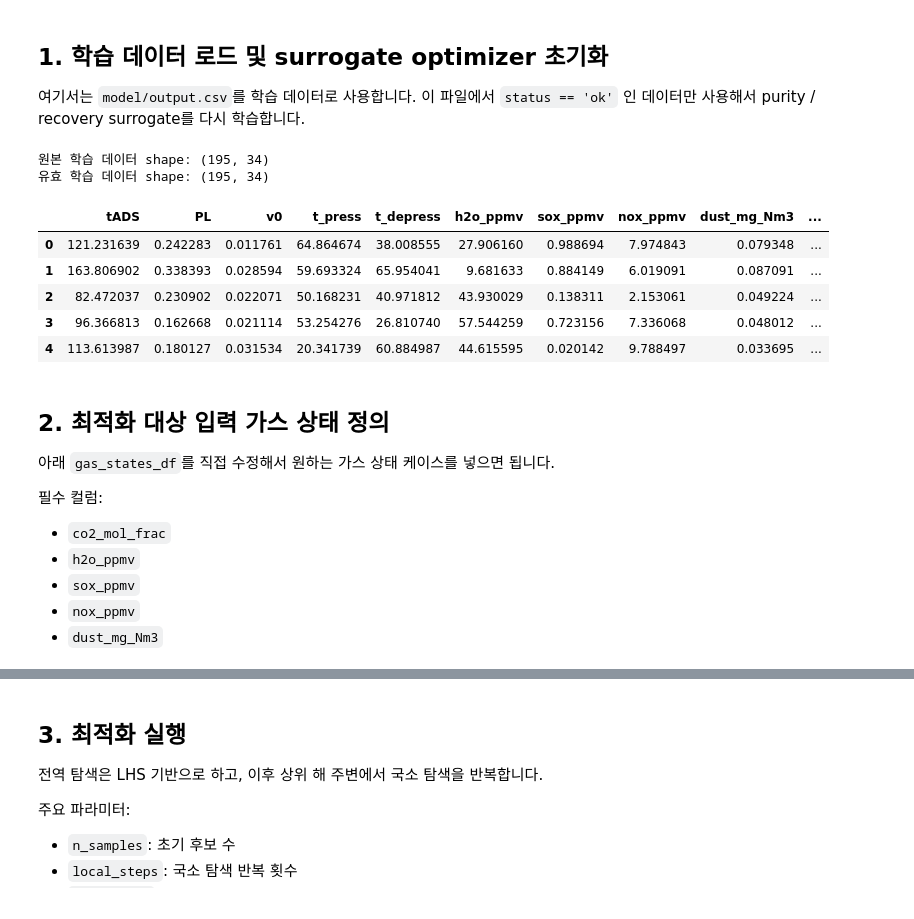
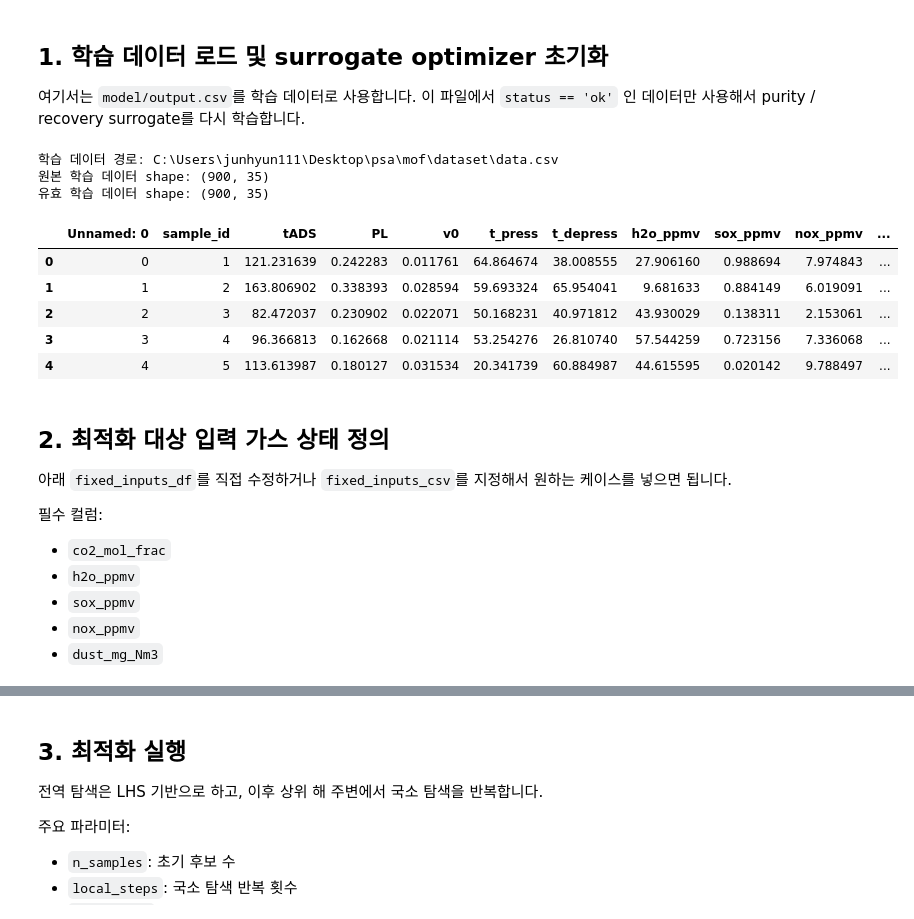
Before and after one commit to junhyun111/psa, a Jupyter notebook: mof/optimization/optimization.ipynb, the cells around one changed output, grey strips where cells are left out. Saved outputs shown, nothing was run; the diff lists cells and outputs as text; code cells hidden in the pictures.

Commit message:
optimization

```diff
--- a/mof/optimization/optimization.ipynb
+++ b/mof/optimization/optimization.ipynb
@@ -19,13 +19,18 @@ from pathlib import Path
 import pandas as pd
 import matplotlib.pyplot as plt
 
-cwd = Path.cwd()
-if (cwd / 'optimize_policy.py').exists():
-    module_dir = cwd
-elif (cwd / 'model' / 'optimize_policy.py').exists():
-    module_dir = cwd / 'model'
-else:
-    raise FileNotFoundError('optimize_policy.py를 찾을 수 없습니다.')
+cwd = Path.cwd().resolve()
+candidate_module_dirs = [
+    cwd,
+    cwd / 'mof' / 'optimization',
+    cwd.parent / 'optimization',
+]
+module_dir = next((path for path in candidate_module_dirs if (path / 'optimize_policy.py').exists()), None)
+if module_dir is None:
+    raise FileNotFoundError('optimize_policy.py를 찾을 수 없습니다. 노트북 실행 위치를 확인하세요.')
+
+model_dir = module_dir.parent / 'model'
+dataset_dir = module_dir.parent / 'dataset'
 
 if str(module_dir) not in sys.path:
     sys.path.insert(0, str(module_dir))
@@ -35,7 +40,11 @@ from optimize_policy import (
     CostConfig,
     ProcessConstants,
     GAS_STATE_COLS,
+    FACTOR_COLS,
     load_training_data,
+    load_fixed_inputs,
+    normalize_fixed_input,
+    summarize_result,
 )
 
 plt.style.use('seaborn-v0_8-whitegrid')
@@ -49,9 +58,23 @@ pd.set_option('display.width', 200)
 # 현재 작업 경로에 따라 데이터 경로를 자동으로 맞춘다.
 
 base_dir = module_dir
-train_csv = r'C:\Users\junhyun111\Desktop\psa\mof\output.csv'
+default_train_candidates = [
+    model_dir / 'output.csv',
+    dataset_dir / 'data.csv',
+    dataset_dir / 'test.csv',
+]
+train_csv = next((path for path in default_train_candidates if path.exists()), None)
+if train_csv is None:
+    raise FileNotFoundError('학습용 CSV를 찾지 못했습니다. train_csv 경로를 직접 지정하세요.')
+
+purity_model_path = model_dir / 'CO2_purity_dnn.keras'
+recovery_model_path = model_dir / 'CO2_recovery_dnn.keras'
+for model_path in [purity_model_path, recovery_model_path]:
+    if not model_path.exists():
+        raise FileNotFoundError(f'모델 파일이 없습니다: {model_path}')
 
 train_df = load_training_data(train_csv)
+print(f'학습 데이터 경로: {train_csv}')
 print(f'원본 학습 데이터 shape: {train_df.shape}')
 
 # 공정 상수와 비용 가정은 dataclass로 분리되어 있다.
@@ -63,45 +86,48 @@ process_constants = ProcessConstants(
     bed_length_m=1.0,
     area_m2=0.01,
     bed_void_fraction=0.39,
     particle_diameter_m=1.2e-3,
     operating_hours_per_year=8000.0,
 )
 
 cost_config = CostConfig(
     electricity_cost_per_kwh=110.0,
     carbon_price_per_tco2=50000.0,
     co2_credit_per_tco2=0.0,
     annualized_capex_per_m3_bed=200000.0,
     annual_fixed_om_per_m3_bed=40000.0,
     annual_adsorbent_budget_per_m3_bed=80000.0,
     purity_target=0.90,
     recovery_target=0.90,
     purity_penalty_weight=200000.0,
     recovery_penalty_weight=250000.0,
     uncertainty_penalty_weight=50000.0,
 )
 
 optimizer = PSAEconomicsOptimizer(
     train_df=train_df,
+    purity_model_path=purity_model_path,
+    recovery_model_path=recovery_model_path,
     constants=process_constants,
     cost=cost_config,
 )
 
 print(f'유효 학습 데이터 shape: {optimizer.train_df.shape}')
 optimizer.train_df.head()
 # %% [output]
-원본 학습 데이터 shape: (195, 34)
-유효 학습 데이터 shape: (195, 34)
+학습 데이터 경로: C:\Users\junhyun111\Desktop\psa\mof\dataset\data.csv
+원본 학습 데이터 shape: (900, 35)
+유효 학습 데이터 shape: (900, 35)
-|  | tADS | PL | v0 | t_press | t_depress | h2o_ppmv | sox_ppmv | nox_ppmv | dust_mg_Nm3 | ... |
-| 0 | 121.231639 | 0.242283 | 0.011761 | 64.864674 | 38.008555 | 27.906160 | 0.988694 | 7.974843 | 0.079348 | ... |
-| 1 | 163.806902 | 0.338393 | 0.028594 | 59.693324 | 65.954041 | 9.681633 | 0.884149 | 6.019091 | 0.087091 | ... |
-| 2 | 82.472037 | 0.230902 | 0.022071 | 50.168231 | 40.971812 | 43.930029 | 0.138311 | 2.153061 | 0.049224 | ... |
-| 3 | 96.366813 | 0.162668 | 0.021114 | 53.254276 | 26.810740 | 57.544259 | 0.723156 | 7.336068 | 0.048012 | ... |
-| 4 | 113.613987 | 0.180127 | 0.031534 | 20.341739 | 60.884987 | 44.615595 | 0.020142 | 9.788497 | 0.033695 | ... |
+|  | Unnamed: 0 | sample_id | tADS | PL | v0 | t_press | t_depress | h2o_ppmv | sox_ppmv | nox_ppmv | ... |
+| 0 | 0 | 1 | 121.231639 | 0.242283 | 0.011761 | 64.864674 | 38.008555 | 27.906160 | 0.988694 | 7.974843 | ... |
+| 1 | 1 | 2 | 163.806902 | 0.338393 | 0.028594 | 59.693324 | 65.954041 | 9.681633 | 0.884149 | 6.019091 | ... |
+| 2 | 2 | 3 | 82.472037 | 0.230902 | 0.022071 | 50.168231 | 40.971812 | 43.930029 | 0.138311 | 2.153061 | ... |
+| 3 | 3 | 4 | 96.366813 | 0.162668 | 0.021114 | 53.254276 | 26.810740 | 57.544259 | 0.723156 | 7.336068 | ... |
+| 4 | 4 | 5 | 113.613987 | 0.180127 | 0.031534 | 20.341739 | 60.884987 | 44.615595 | 0.020142 | 9.788497 | ... |
 # %% [markdown]
 ## 2. 최적화 대상 입력 가스 상태 정의
 
-아래 `gas_states_df`를 직접 수정해서 원하는 가스 상태 케이스를 넣으면 됩니다.
+아래 `fixed_inputs_df`를 직접 수정하거나 `fixed_inputs_csv`를 지정해서 원하는 케이스를 넣으면 됩니다.
 
 필수 컬럼:
 - `co2_mol_frac`
```
Also changed, not shown: parts of 7 cells of this notebook, 3 other files.
